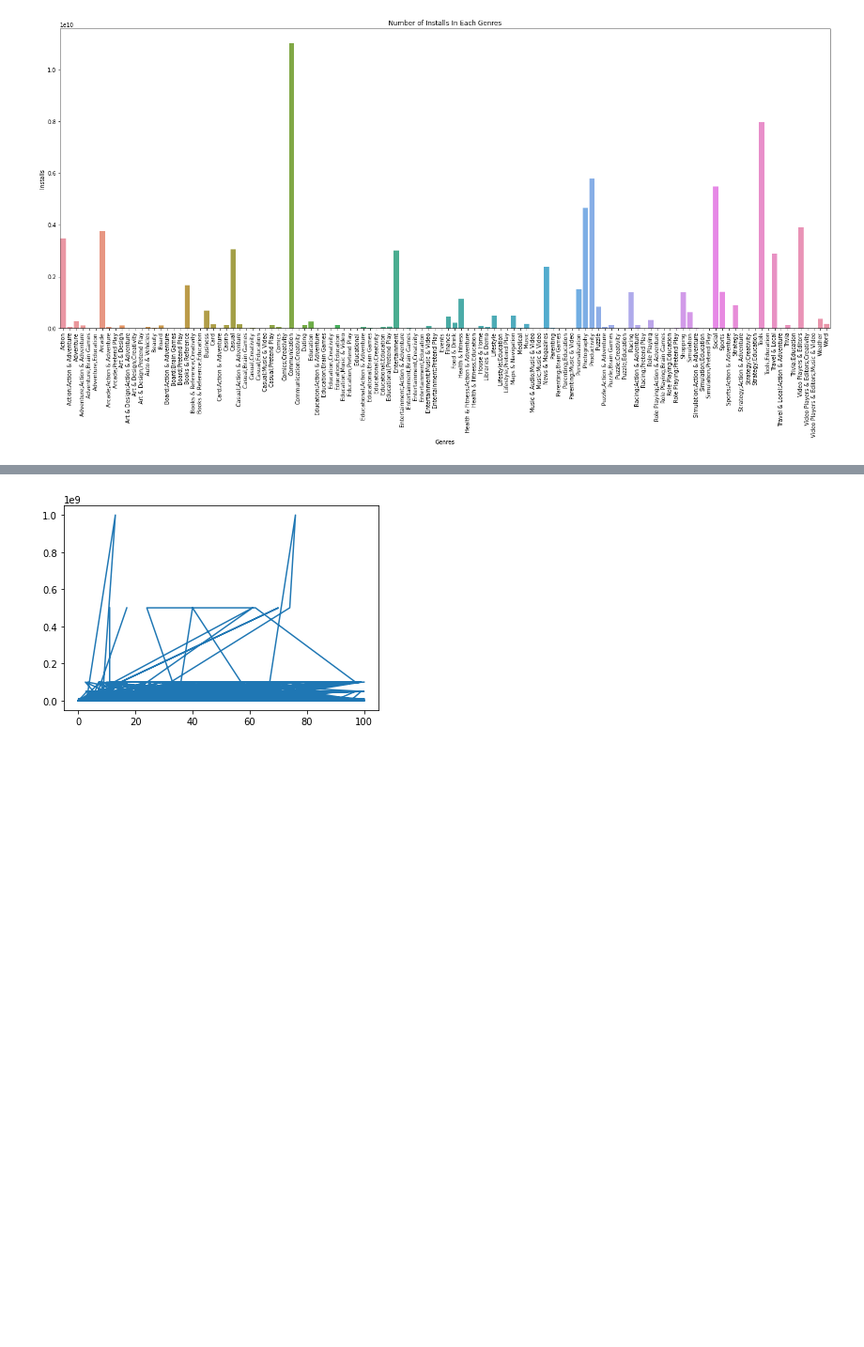
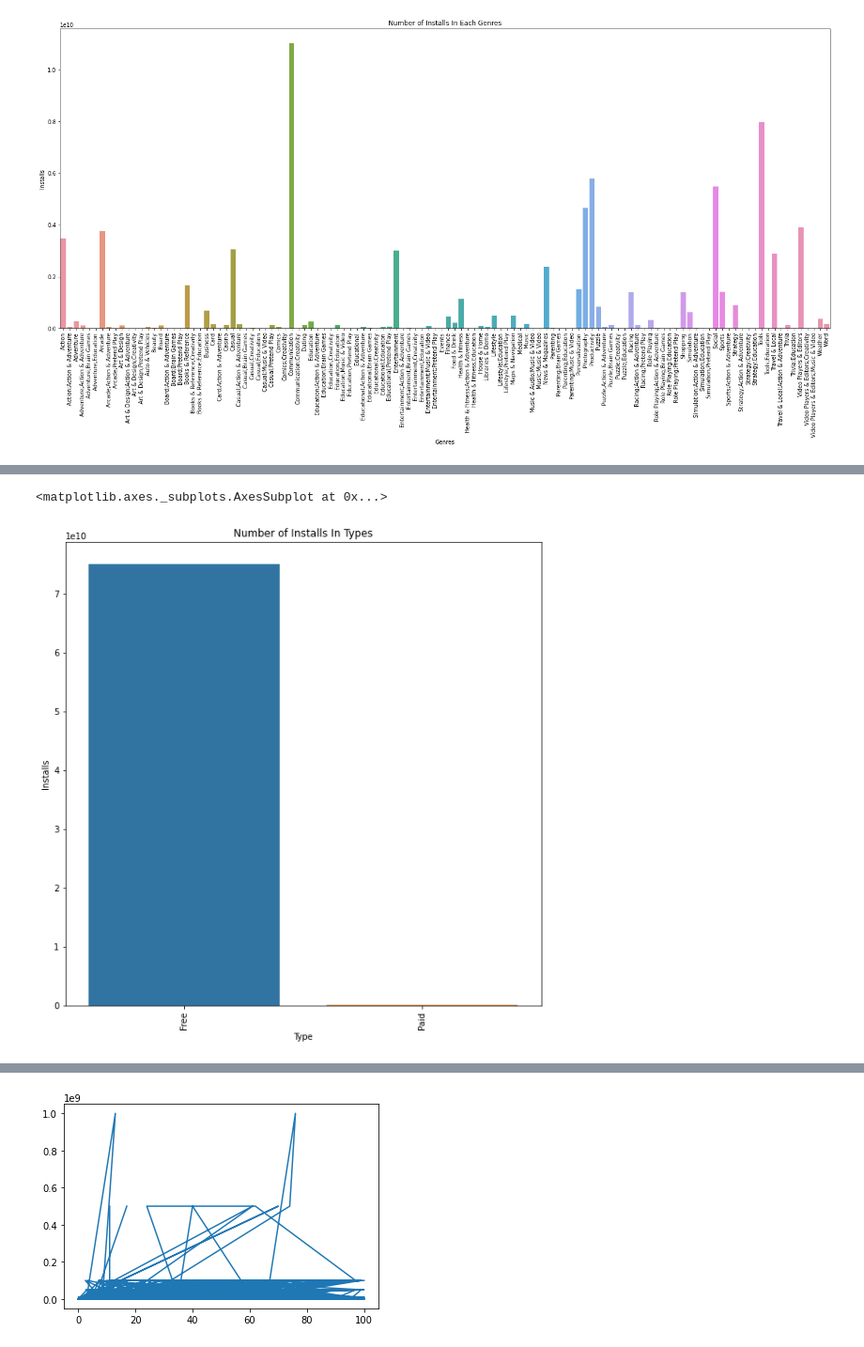
Before and after one commit to MijulSaxena/EDA-project-on-Gooogle-playstore., a Jupyter notebook: play_store_app_review_analysis_capstone_project_by_mijul_saxena.ipynb, the cells around one changed output, grey strips where cells are left out. Shown at 94% size. Saved outputs shown, nothing was run; the diff lists cells and outputs as text; code cells hidden in the pictures; blank space fills up the shorter version.

```diff
--- a/play_store_app_review_analysis_capstone_project_by_mijul_saxena.ipynb
+++ b/play_store_app_review_analysis_capstone_project_by_mijul_saxena.ipynb
@@ -434,3 +419,15 @@ sns.barplot('Genres', 'Installs', data = Genres_total_installs)
+# %%
+# total number of installs in each Genres
+plt.figure(figsize=(10, 10))
+Genre = play_store_data.groupby('Type')
+Genres_total_installs = play_store_data.groupby('Type')[['Installs']].sum().reset_index()
+plt.xticks(rotation=90)
+plt.ylabel('Installs')
+plt.title('Number of Installs')
+sns.barplot('Type', 'Installs', data = Genres_total_installs)
+# %% [output]
+<matplotlib.axes._subplots.AxesSubplot at 0x...>
+[figure, added]
 # %%
 play_store_data.head()
 # %% [output]
```
Also changed, not shown: parts of 9 cells of this notebook.
